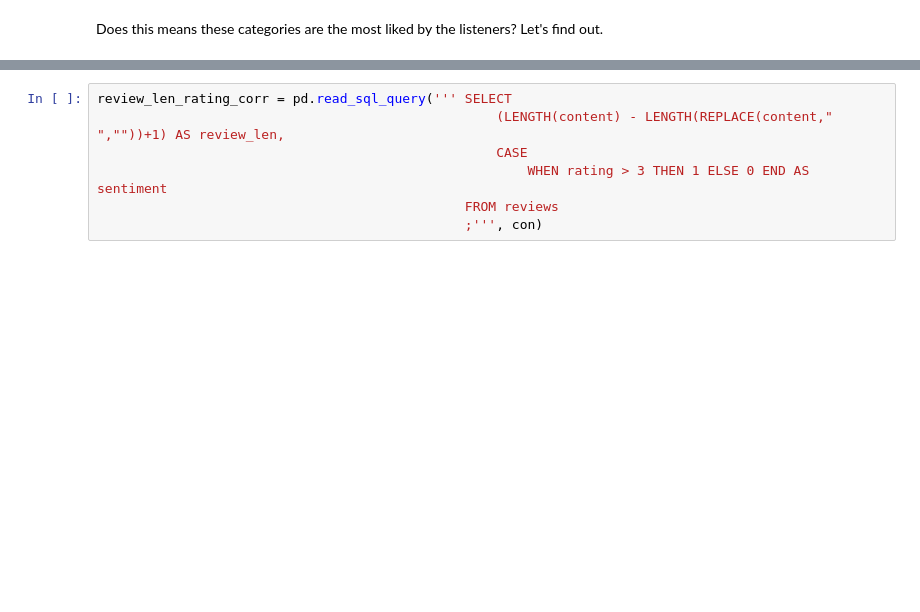
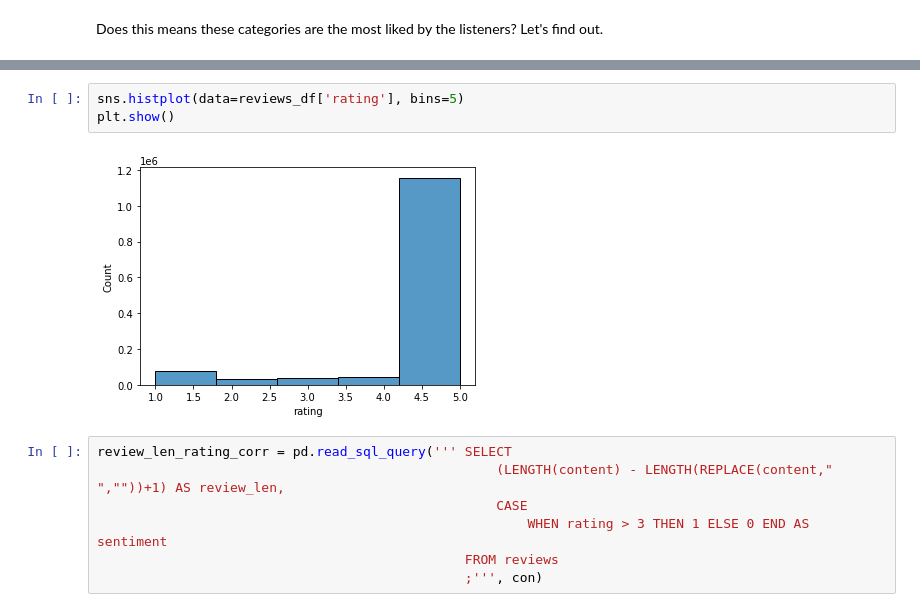
Before and after one commit to SigisM/Apple-Podcast-Reviews-EDA, a Jupyter notebook: Podcast_reviews_EDA.ipynb, the cells around one changed output, grey strips where cells are left out. Cells and saved outputs as stored; diff of their text form; blank space fills up the shorter version.

```diff
--- a/Podcast_reviews_EDA.ipynb
+++ b/Podcast_reviews_EDA.ipynb
@@ -271,3 +307,8 @@ Now we'll transform the ratings of Podcasts to sentiments of value **1 and 0**.
+# %%
+sns.histplot(data=reviews_df['rating'], bins=5)
+plt.show()
+# %% [output]
+[figure, added]
 # %%
 review_len_rating_corr = pd.read_sql_query(''' SELECT
                                                    (LENGTH(content) - LENGTH(REPLACE(content," ",""))+1) AS review_len,
```
Also changed, not shown: parts of 17 cells of this notebook.
